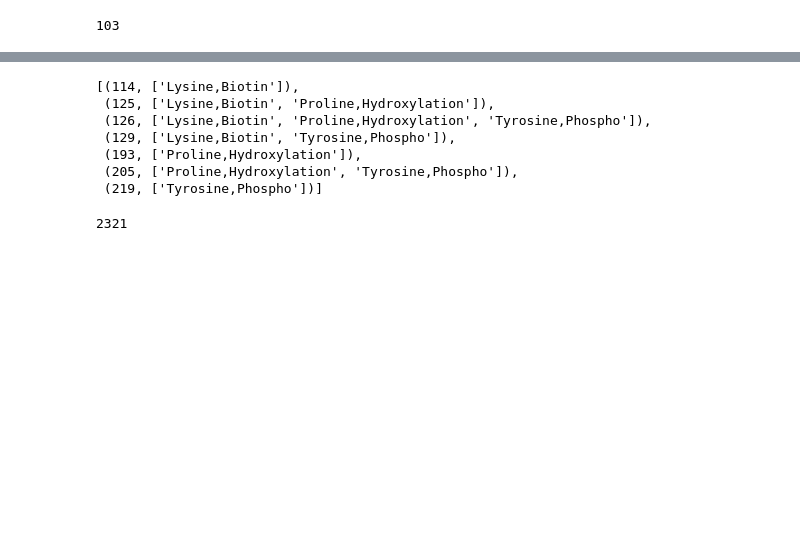
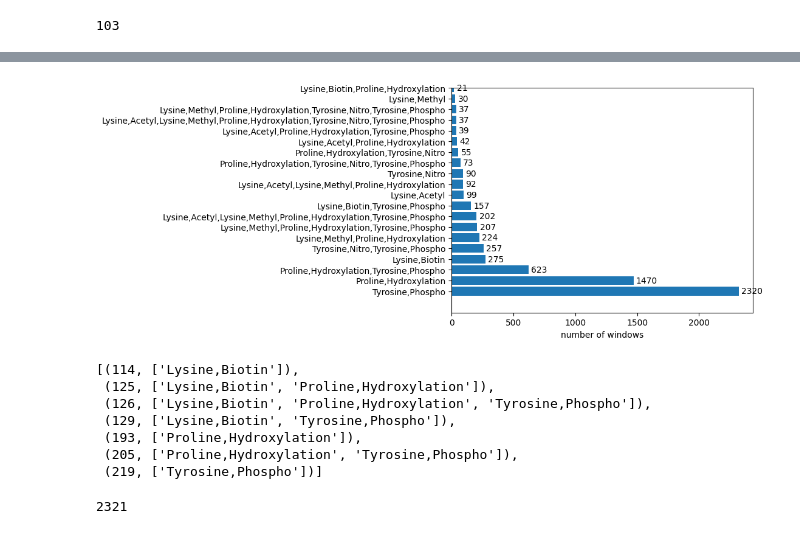
Before and after one commit to cschlaffner/PTMsearch, a Jupyter notebook: ion_results_combinations.ipynb, the cells around one changed output, grey strips where cells are left out. Saved outputs shown, nothing was run; the diff lists cells and outputs as text; code cells hidden in the pictures; blank space fills up the shorter version.

Commit message:
Examine connected subsets of detected mods

```diff
--- a/ion_results_combinations.ipynb
+++ b/ion_results_combinations.ipynb
@@ -131,6 +131,17 @@ def get_mods_combinations_with_counts(result_df):
         mods.append([",".join(mod) for mod in (group[["amino_acid", "mod_name"]].drop_duplicates().to_numpy())])
 
     return np.unique(np.array(mods, dtype='object'), return_counts=True)
+# %%
+def get_mods_combinations_with_counts_subset(result_df, wanted_mods):
+    mods_df_by_scan_window = get_mods_df_by_scan_window(result_df)
+
+    mods = []
+    for name, group in mods_df_by_scan_window:
+        mods_in_group = [",".join(mod) for mod in group[["amino_acid", "mod_name"]].drop_duplicates().to_numpy() if ",".join(mod) in wanted_mods]
+        if len(mods_in_group) > 0:
+            mods.append(mods_in_group)
+
+    return np.unique(np.array(mods, dtype='object'), return_counts=True)
 # %%
 def get_num_mods_per_scan_window(result_df):
     return get_mods_df_by_scan_window(result_df).count().rename(columns={"amino_acid": "count"})["count"]
@@ -146,3 +157,7 @@ len(get_mods_df_by_scan_window(mods_df)), len(get_mods_df_by_scan_window(unmods_
 (6719, 1697)
 # %%
 all_mod_combinations, combination_counts = get_mods_combinations_with_counts(mods_df)
+# %%
+all_mod_combinations_wanted, combination_counts_wanted = get_mods_combinations_with_counts_subset(
+    mods_df, ['Lysine,Acetyl', 'Lysine,Biotin', 'Lysine,di-Methylation', 'Lysine,Methyl',
+              'Lysine,tri-Methylation', 'Proline,Hydroxylation', 'Tyrosine,Nitro', 'Tyrosine,Phospho'])
@@ -181,3 +216,7 @@ plot_combination_counts(all_mod_combinations, combination_counts, fig_name="num_
+# %%
+plot_combination_counts(all_mod_combinations_wanted, combination_counts_wanted, fig_name="num_combinations_sorted_snr3_5ppm_top20_wanted_combinations.png")
+# %% [output]
+[figure, added]
 # %%
 plot_combination_counts(all_unmod_combinations, unmod_combination_counts, fig_name="num_combinations_unmod_sorted_snr3_5ppm_top20.png")
 # %%
```
Also changed, not shown: parts of 10 cells of this notebook, 1 other file.
